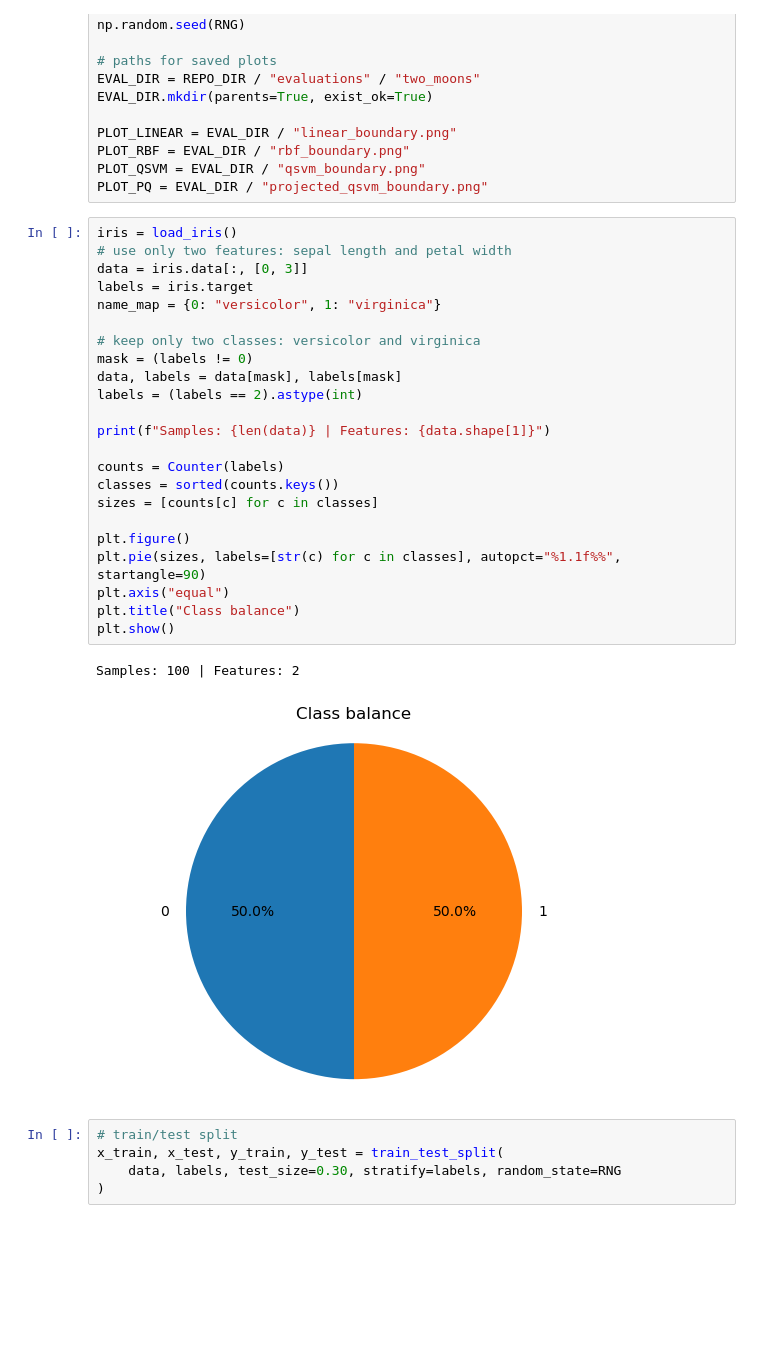
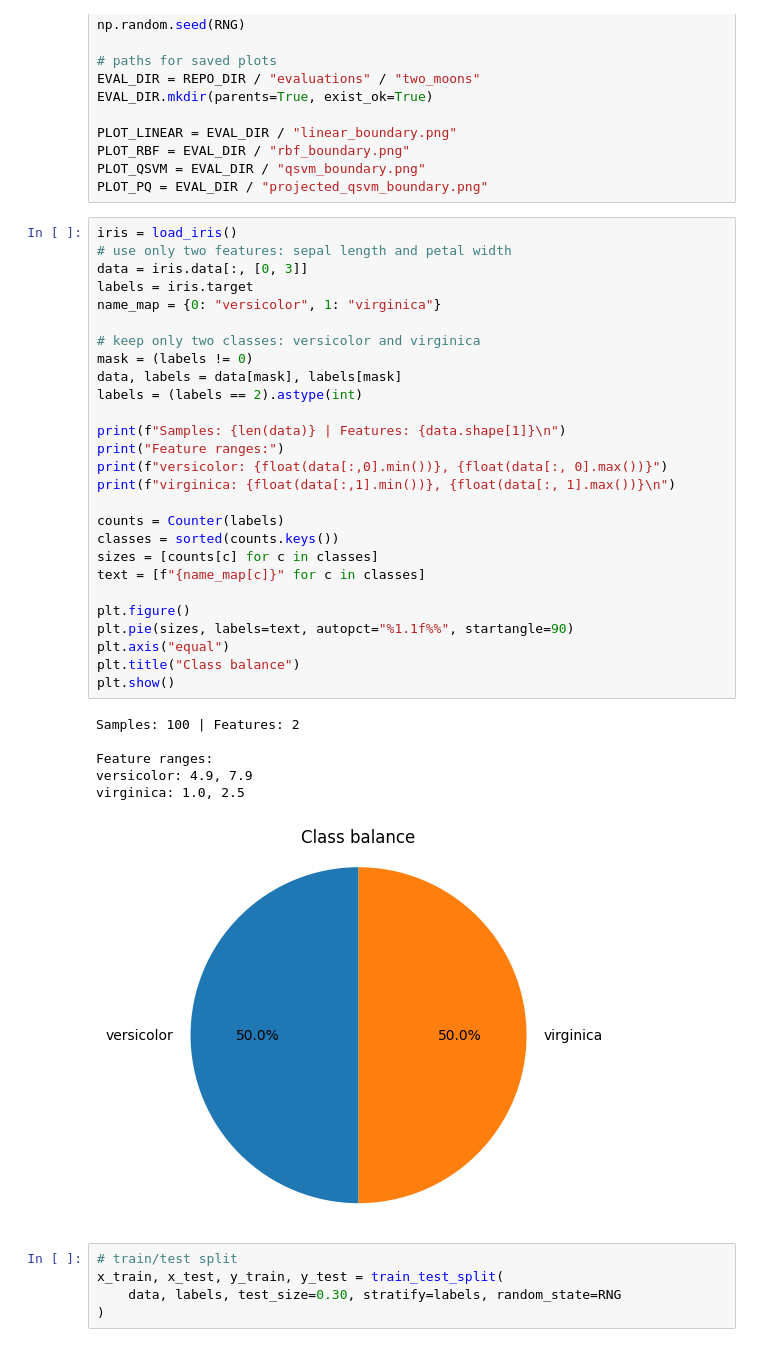
Before and after one commit to S-Spence/Quantum-Support-Vector-Machines, a Jupyter notebook: qsvm_iris_example.ipynb, the cells around one changed output. Cells and saved outputs as stored; diff of their text form; blank space fills up the shorter version.

```diff
--- a/qsvm_iris_example.ipynb
+++ b/qsvm_iris_example.ipynb
@@ -56,29 +58,37 @@ PLOT_PQ = EVAL_DIR / "projected_qsvm_boundary.png"
 # %%
 iris = load_iris()
 # use only two features: sepal length and petal width
 data = iris.data[:, [0, 3]]
 labels = iris.target
 name_map = {0: "versicolor", 1: "virginica"}
 
 # keep only two classes: versicolor and virginica
 mask = (labels != 0)
 data, labels = data[mask], labels[mask]
 labels = (labels == 2).astype(int)
 
-print(f"Samples: {len(data)} | Features: {data.shape[1]}")
+print(f"Samples: {len(data)} | Features: {data.shape[1]}\n")
+print("Feature ranges:")
+print(f"versicolor: {float(data[:,0].min())}, {float(data[:, 0].max())}")
+print(f"virginica: {float(data[:,1].min())}, {float(data[:, 1].max())}\n")
 
 counts = Counter(labels)
 classes = sorted(counts.keys())
 sizes = [counts[c] for c in classes]
+text = [f"{name_map[c]}" for c in classes]
 
 plt.figure()
-plt.pie(sizes, labels=[str(c) for c in classes], autopct="%1.1f%%", startangle=90)
+plt.pie(sizes, labels=text, autopct="%1.1f%%", startangle=90)
 plt.axis("equal")
 plt.title("Class balance")
 plt.show()
 # %% [output]
 Samples: 100 | Features: 2
+
+Feature ranges:
+versicolor: 4.9, 7.9
+virginica: 1.0, 2.5
-[figure, old version]
+[figure, new version]
 # %%
 # train/test split
 x_train, x_test, y_train, y_test = train_test_split(
```
Also changed, not shown: parts of 12 cells of this notebook, 3 other files.
